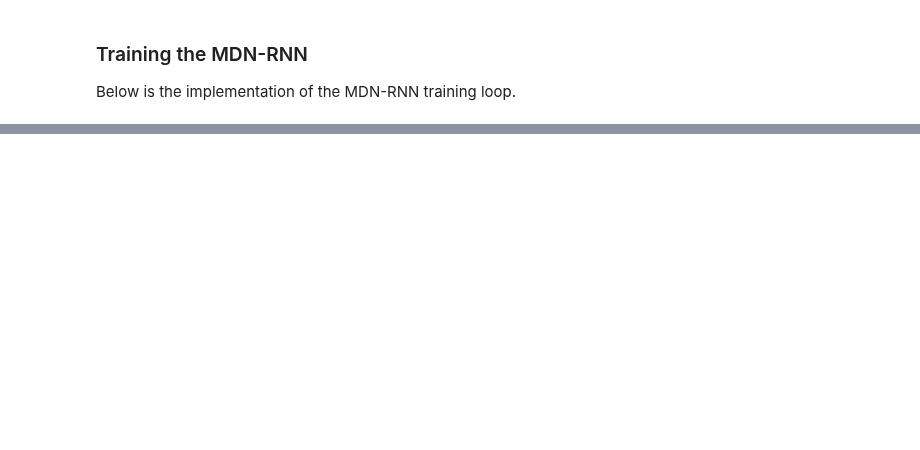
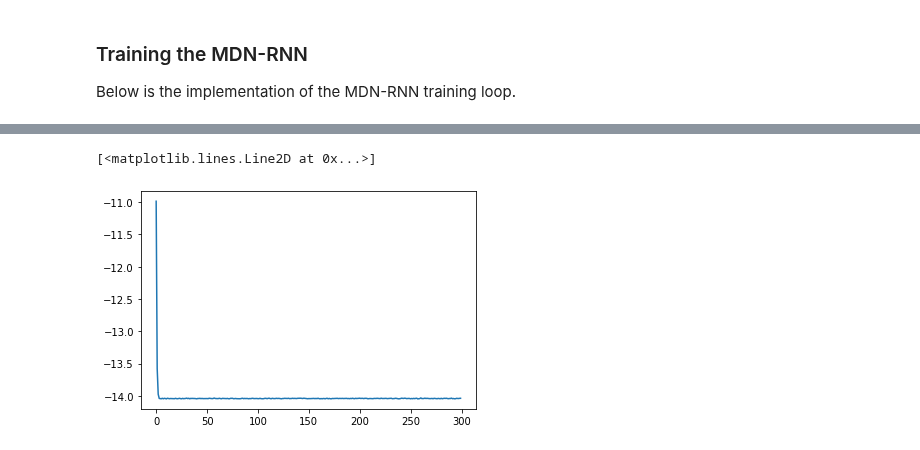
Before and after one commit to DCtheTall/generative-deep-learning, a Jupyter notebook: 8-play/WorldModel.ipynb, the cells around one changed output, grey strips where cells are left out. Saved outputs shown, nothing was run; the diff lists cells and outputs as text; code cells hidden in the pictures; blank space fills up the shorter version.

```diff
--- a/8-play/WorldModel.ipynb
+++ b/8-play/WorldModel.ipynb
@@ -560,0 +698,5 @@ Then I will have the VAE predict the encoding of the beginning of the episode an
+# %%
+plt.plot(rewards)
+# %% [output]
+[<matplotlib.lines.Line2D at 0x...>]
+[figure, added]
```
Also changed, not shown: parts of 19 cells of this notebook.
